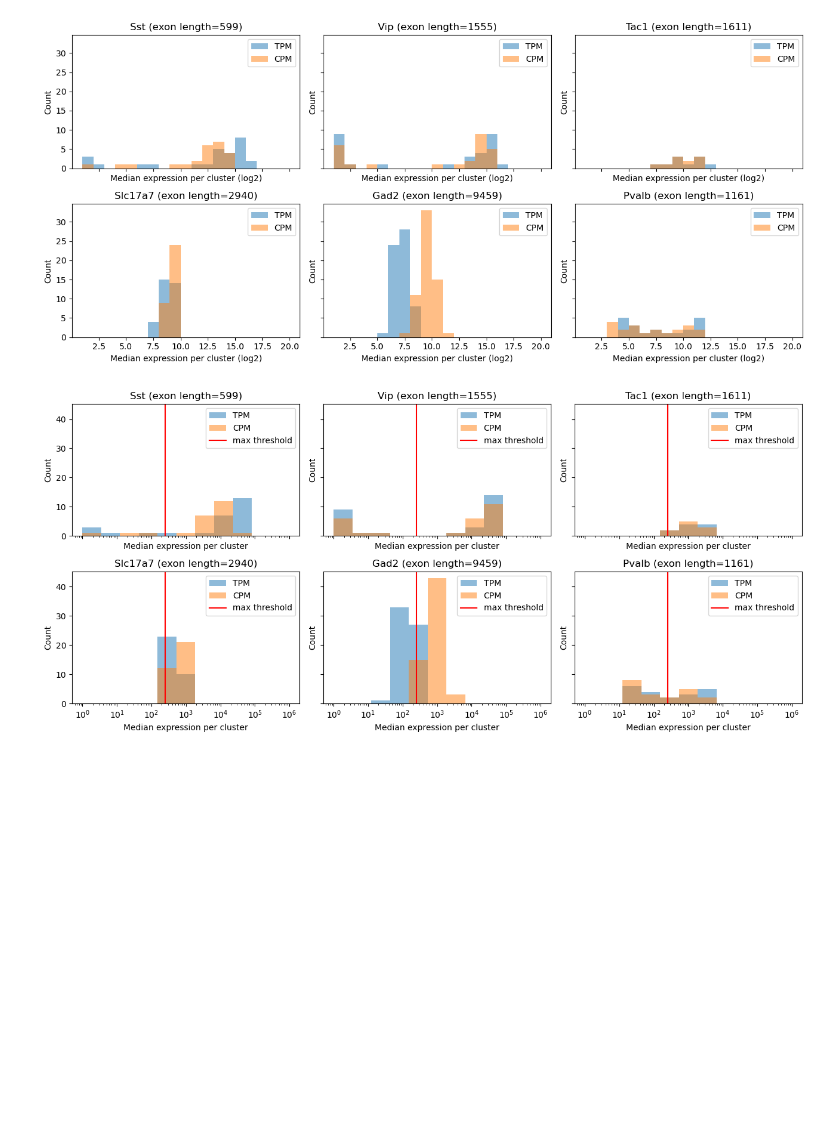
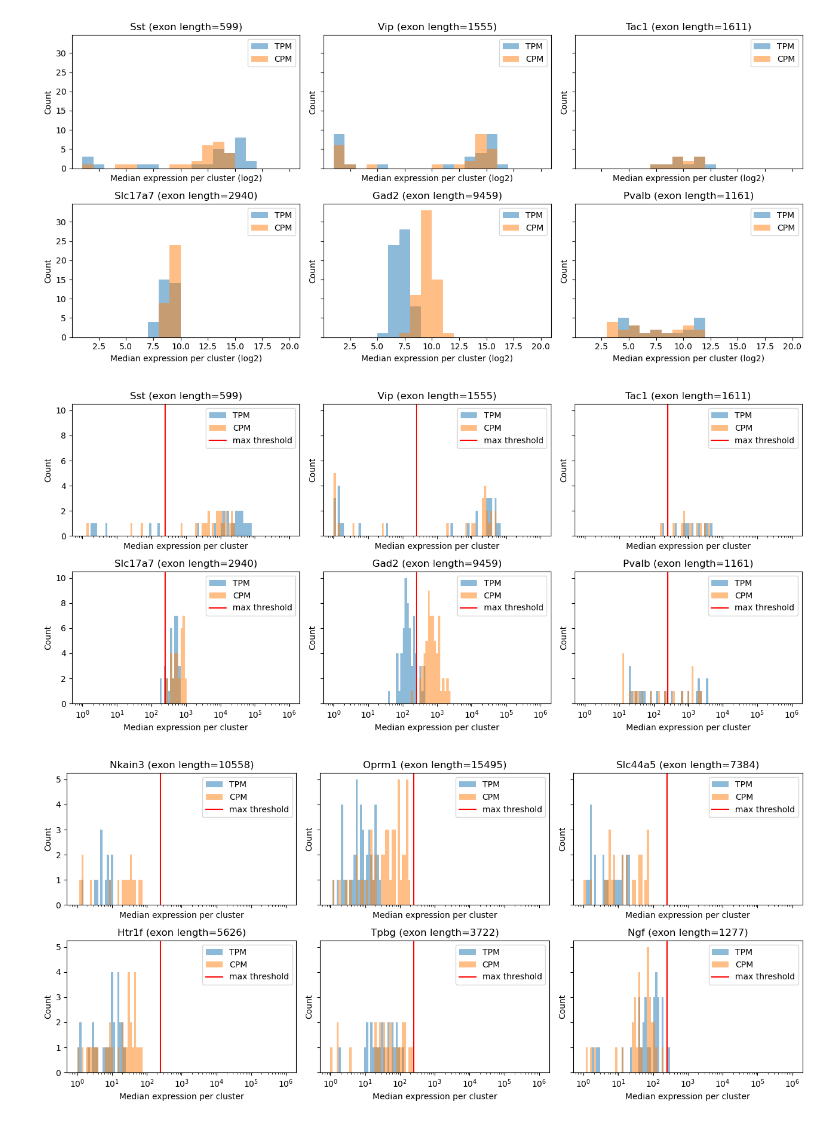
Before and after one commit to AllenNeuralDynamics/lamf_analysis_lims, a Jupyter notebook: gene_panel_selection/mfishtoolspy/241001_address_random_seed_issue.ipynb, the cells around one changed output. Cells and saved outputs as stored; diff of their text form; code cells hidden in the pictures; blank space fills up the shorter version.

```diff
--- a/gene_panel_selection/mfishtoolspy/241001_address_random_seed_issue.ipynb
+++ b/gene_panel_selection/mfishtoolspy/241001_address_random_seed_issue.ipynb
@@ -532,6 +533,3 @@ set(annotation.mapping_label.unique()).difference(other_mappings + keep_mappings
 - Use on_cluster_mapping for initial mapping, and use on_cluster_group for classification performance calculation
 - Iternate multiple times (100) for one gene addition
     - Try multiprocessing
-# %%
-# assign cluster labels to the mapping label for those have nan
-annotation.loc[annotation.mapping_label.isna(), 'mapping_label'] = annotation.loc[annotation.mapping_label.isna(), 'cluster_label']
@@ -688,8 +647,8 @@ for i in range(len(gene_name_list)):
     exon_length = gene_info_df.loc[gene_name, 'exon_length']
     # ax[i//3, i%3].hist(tpm_summary_data.loc[gene_name], alpha=0.5, label='TPM');
     # ax[i//3, i%3].hist(cpm_summary_data.loc[gene_name], alpha=0.5, label='CPM');
-    ax[i//3, i%3].hist(tpm_summary_data.loc[gene_name], bins=np.logspace(0,6,12), alpha=0.5, label='TPM');
-    ax[i//3, i%3].hist(cpm_summary_data.loc[gene_name], bins=np.logspace(0,6,12), alpha=0.5, label='CPM');
+    ax[i//3, i%3].hist(tpm_summary_data.loc[gene_name], bins=np.logspace(0,6,100), alpha=0.5, label='TPM');
+    ax[i//3, i%3].hist(cpm_summary_data.loc[gene_name], bins=np.logspace(0,6,100), alpha=0.5, label='CPM');
     ax[i//3, i%3].set_title(f'{gene_name} (exon length={exon_length})')
     ax[i//3, i%3].axvline(250, color='r', label='max threshold')
     ax[i//3, i%3].legend()
@@ -698,23 +657,26 @@ for i in range(len(gene_name_list)):
     ax[i//3, i%3].set_ylabel('Count')
 fig.tight_layout()
 # %% [output]
-[figure, old version]
+[figure, new version]
 # %%
+# For those selected from the previous run (with the default filtering parameters)
 tpm_summary_data = 2**tpm_median_per_mapping - 1
 cpm_summary_data = 2**cpm_median_per_mapping - 1
-gene_name_list = ['Sst', 'Vip', 'Tac1', 'Slc17a7', 'Gad2', 'Pvalb']
+gene_name_list = ['Nkain3', 'Oprm1', 'Slc44a5', 'Htr1f', 'Tpbg', 'Ngf']
 fig, ax = plt.subplots(2, 3, figsize=(13,6), sharex=True, sharey=True)
 for i in range(len(gene_name_list)):
     gene_name = gene_name_list[i]
     exon_length = gene_info_df.loc[gene_name, 'exon_length']
     # ax[i//3, i%3].hist(tpm_summary_data.loc[gene_name], alpha=0.5, label='TPM');
     # ax[i//3, i%3].hist(cpm_summary_data.loc[gene_name], alpha=0.5, label='CPM');
-    ax[i//3, i%3].hist(tpm_summary_data.loc[gene_name], bins=np.logspace(0,6,12), alpha=0.5, label='TPM');
-    ax[i//3, i%3].hist(cpm_summary_data.loc[gene_name], bins=np.logspace(0,6,12), alpha=0.5, label='CPM');
+    ax[i//3, i%3].hist(tpm_summary_data.loc[gene_name], bins=np.logspace(0,6,100), alpha=0.5, label='TPM');
+    ax[i//3, i%3].hist(cpm_summary_data.loc[gene_name], bins=np.logspace(0,6,100), alpha=0.5, label='CPM');
     ax[i//3, i%3].set_title(f'{gene_name} (exon length={exon_length})')
     ax[i//3, i%3].axvline(250, color='r', label='max threshold')
     ax[i//3, i%3].legend()
     ax[i//3, i%3].set_xscale('log')
     ax[i//3, i%3].set_xlabel('Median expression per cluster')
     ax[i//3, i%3].set_ylabel('Count')
 fig.tight_layout()
+# %% [output]
+[figure, added]
```
Also changed, not shown: parts of 37 cells of this notebook, 2 other files.
